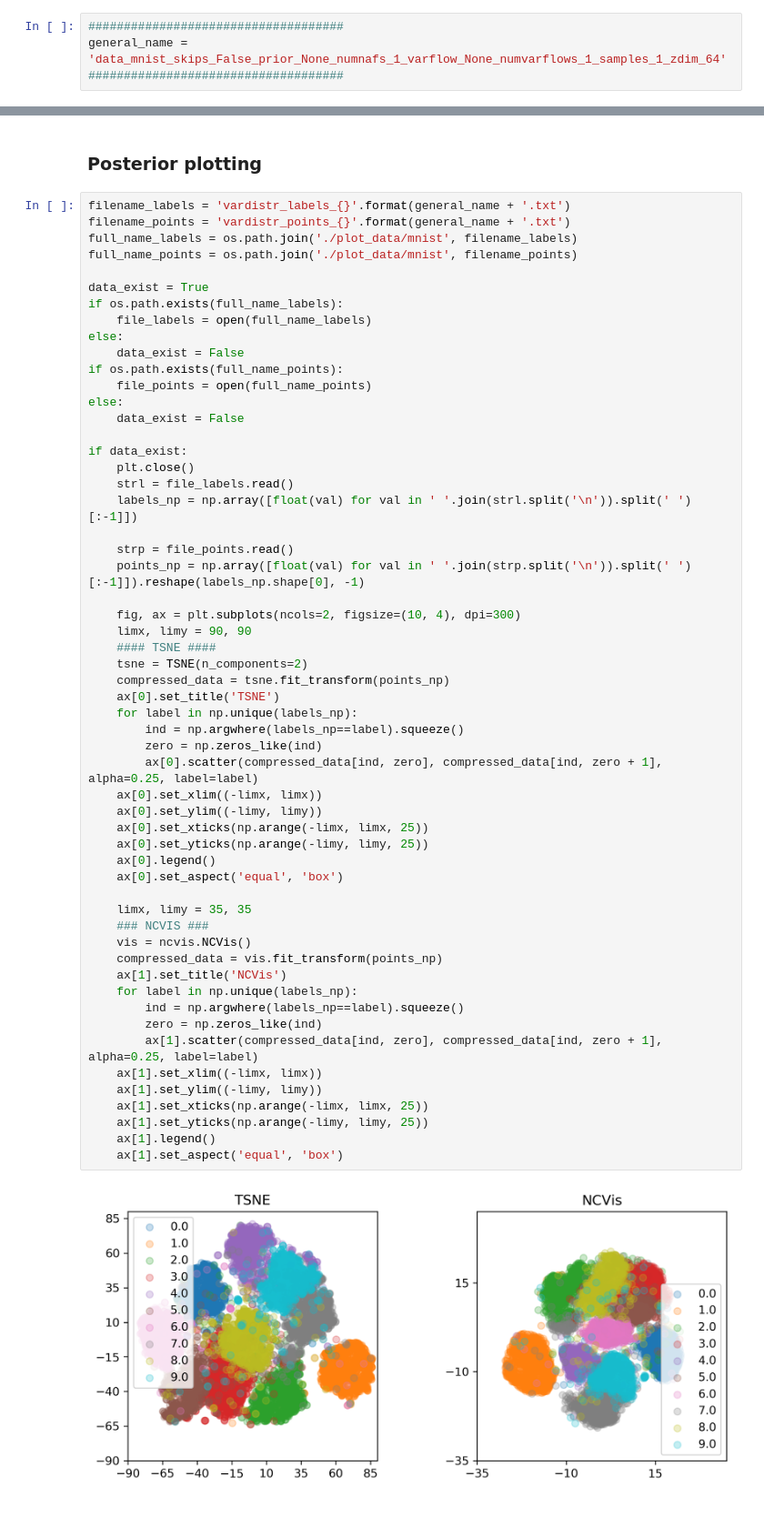
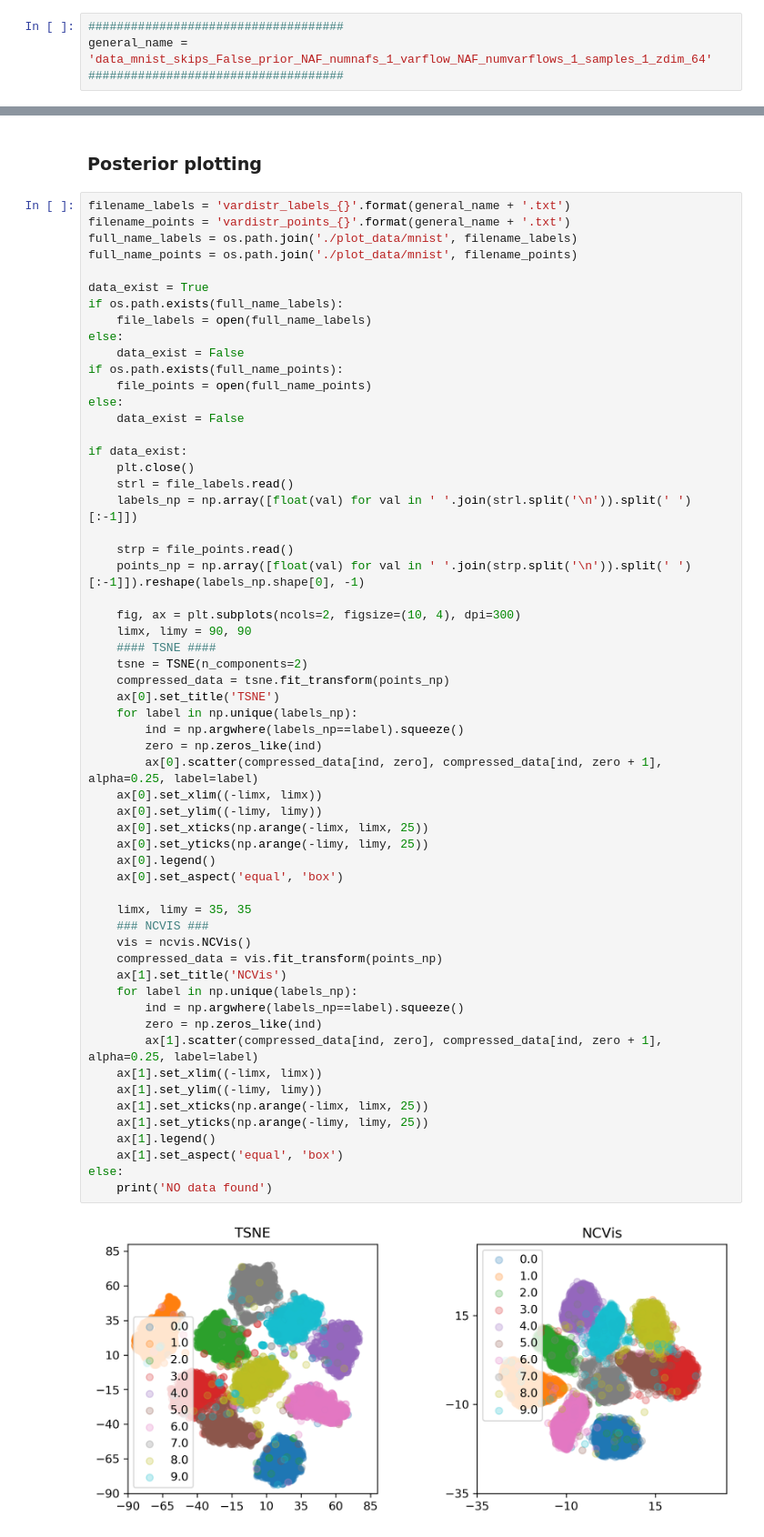
Before and after one commit to nkotelevskii/vae_int, a Jupyter notebook: plotting.ipynb, the cells around one changed output, grey strips where cells are left out. Shown at 91% size. Drawn from its saved outputs; the diff is of its cells as text.

```diff
--- a/plotting.ipynb
+++ b/plotting.ipynb
@@ -17,7 +17,7 @@ device = "cuda:1" if torch.cuda.is_available() else "cpu"
 data = ['mnist', 'goodreads']
 # %%
 ####################################
-general_name = 'data_mnist_skips_False_prior_None_numnafs_1_varflow_None_numvarflows_1_samples_1_zdim_64'
+general_name = 'data_mnist_skips_False_prior_NAF_numnafs_1_varflow_NAF_numvarflows_1_samples_1_zdim_64'
 ####################################
 # %% [markdown]
 ### Prior plotting
@@ -141,31 +146,33 @@ if data_exist:
     tsne = TSNE(n_components=2)
     compressed_data = tsne.fit_transform(points_np)
     ax[0].set_title('TSNE')
     for label in np.unique(labels_np):
         ind = np.argwhere(labels_np==label).squeeze()
         zero = np.zeros_like(ind)
         ax[0].scatter(compressed_data[ind, zero], compressed_data[ind, zero + 1], alpha=0.25, label=label)
     ax[0].set_xlim((-limx, limx))
     ax[0].set_ylim((-limy, limy))
     ax[0].set_xticks(np.arange(-limx, limx, 25))
     ax[0].set_yticks(np.arange(-limy, limy, 25))
     ax[0].legend()
     ax[0].set_aspect('equal', 'box')
 
     limx, limy = 35, 35
     ### NCVIS ###
     vis = ncvis.NCVis()
     compressed_data = vis.fit_transform(points_np)
     ax[1].set_title('NCVis')
     for label in np.unique(labels_np):
         ind = np.argwhere(labels_np==label).squeeze()
         zero = np.zeros_like(ind)
         ax[1].scatter(compressed_data[ind, zero], compressed_data[ind, zero + 1],  alpha=0.25, label=label)
     ax[1].set_xlim((-limx, limx))
     ax[1].set_ylim((-limy, limy))
     ax[1].set_xticks(np.arange(-limx, limx, 25))
     ax[1].set_yticks(np.arange(-limy, limy, 25))
     ax[1].legend()
     ax[1].set_aspect('equal', 'box')
+else:
+    print('NO data found')
 # %% [output]
-[figure, old version]
+[figure, new version]
```
Also changed, not shown: parts of 3 cells of this notebook, 5 other files.
